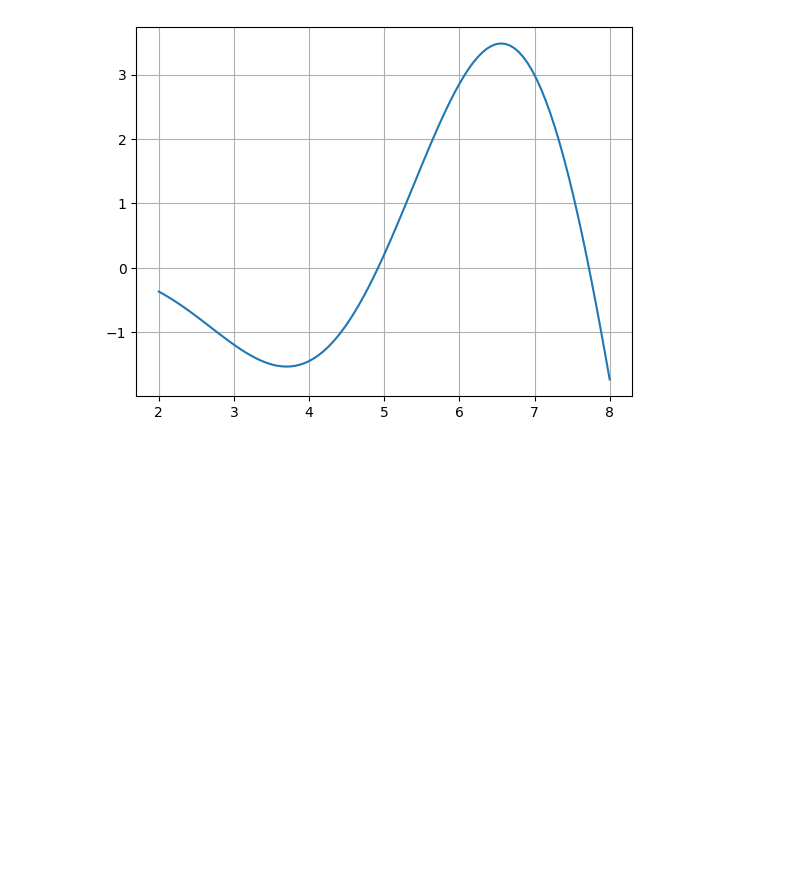
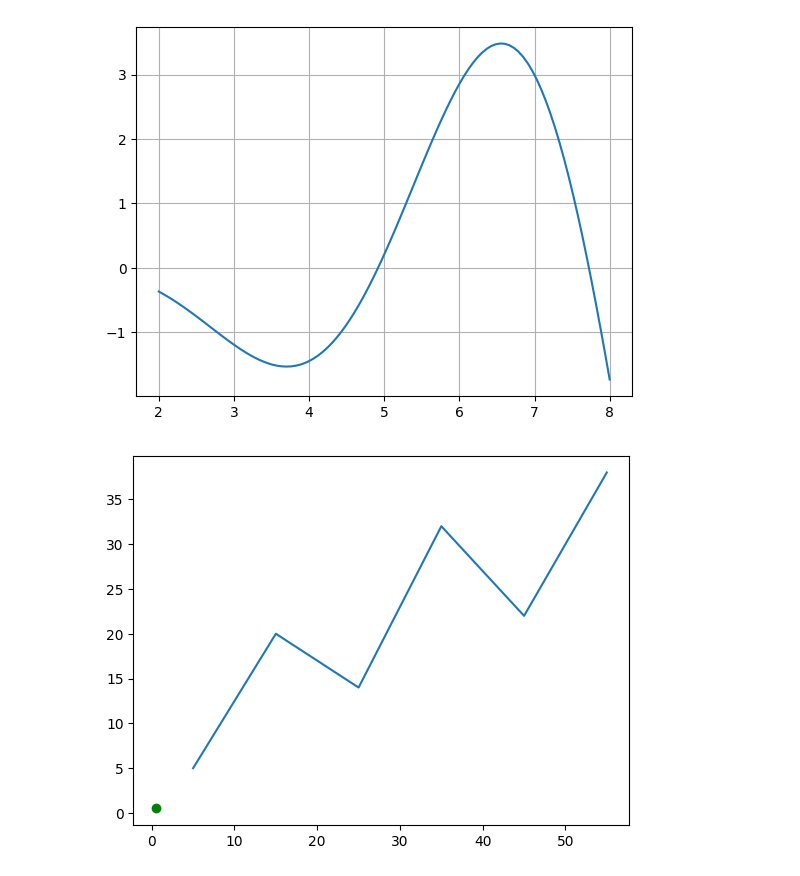
Before and after one commit to Tlakuache123/GradienteMetodos, a Jupyter notebook: gradiente.ipynb, the cells around one changed output. Cells and saved outputs as stored; diff of their text form; code cells hidden in the pictures; blank space fills up the shorter version.

```diff
--- a/gradiente.ipynb
+++ b/gradiente.ipynb
@@ -47,3 +47,12 @@ mlp.plot(x_vals, fx)
 # %% [output]
 [<matplotlib.lines.Line2D at 0x...>]
 [figure]
+# %%
+x = np.array([5, 15, 25, 35, 45, 55])
+y = np.array([5, 20, 14, 32, 22, 38])
+
+mlp.plot(x,y)
+mlp.plot(0.5,0.5, "go")
+mlp.show()
+# %% [output]
+[figure, added]
```
Also changed, not shown: 7 other files.
